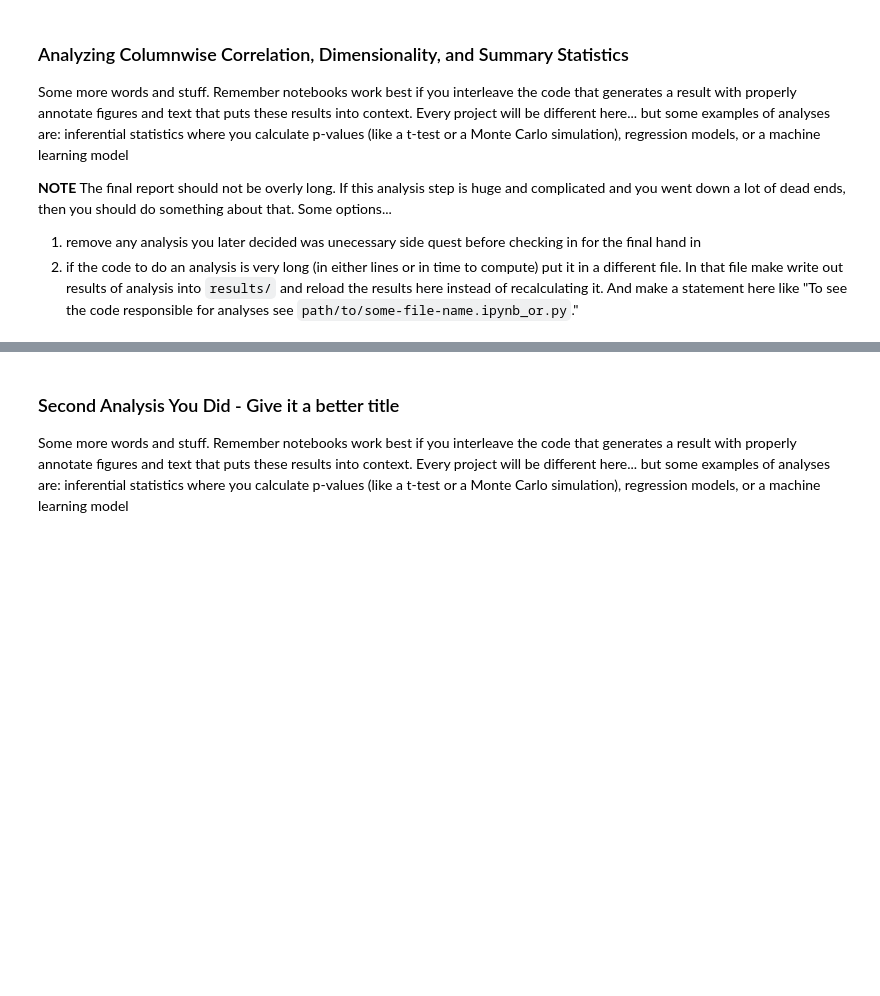
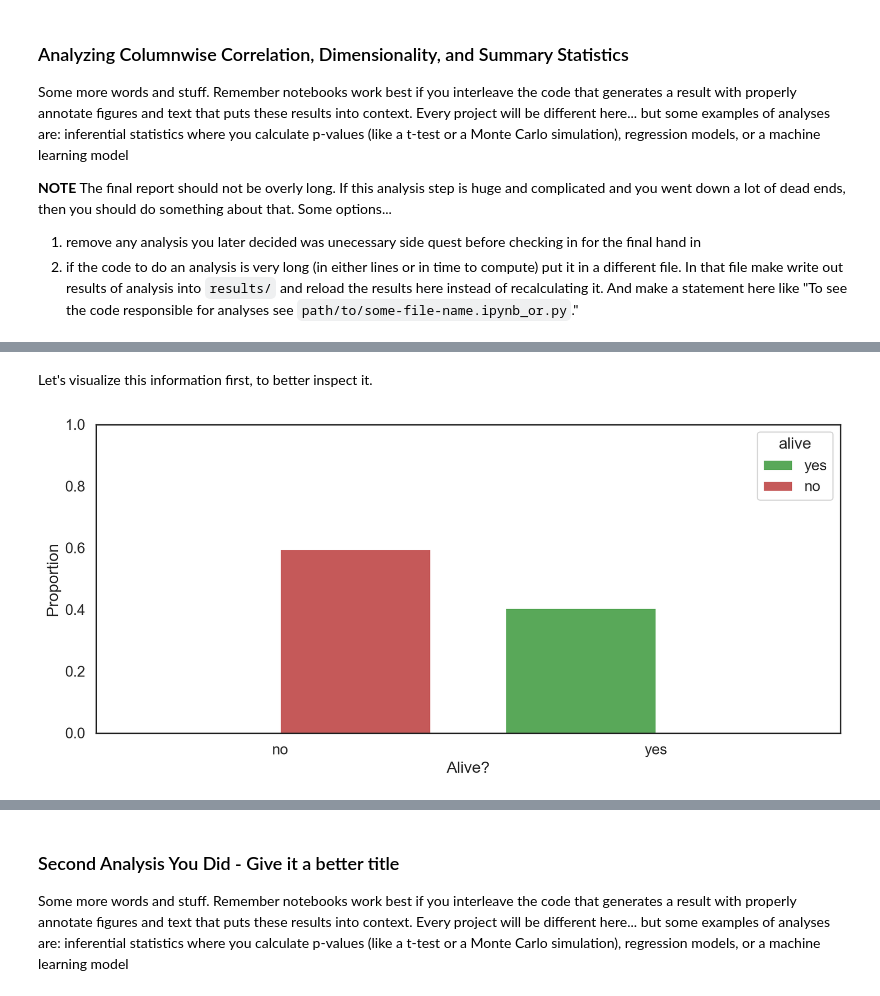
Before and after one commit to COGS108/Group036_WI26, a Jupyter notebook: 03-FinalProject.ipynb, the cells around one changed output, grey strips where cells are left out. Cells and saved outputs as stored; diff of their text form; code cells hidden in the pictures; blank space fills up the shorter version.

```diff
--- a/03-FinalProject.ipynb
+++ b/03-FinalProject.ipynb
@@ -271,0 +309,21 @@ female_nonsurvivors, male_nonsurvivors = [x for _, x  in nonsurvivors.groupby(ti
+# %% [markdown]
+Let's visualize this information first, to better inspect it.
+# %%
+survivor_palette = ["#228b22","#b22222"]
+
+survivor_plot = sns.histplot(
+    data = titanic,
+    x = 'alive',
+    hue = 'alive',
+    hue_order = ['yes', 'no'],
+    palette = survivor_palette,
+    stat = 'probability',
+    multiple = 'dodge',
+    shrink = 0.8)
+plt.xlabel("Alive?")
+plt.ylabel("Proportion")
+plt.ylim(0,1)
+
+plt.show()
+# %% [output]
+[figure, added]
```
Also changed, not shown: parts of 9 cells of this notebook, 1 other file.
